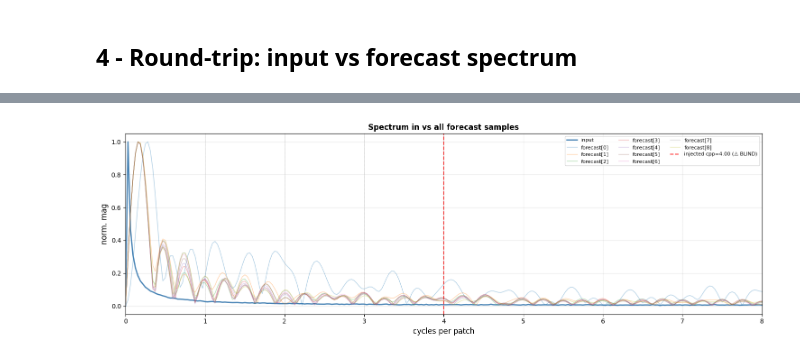
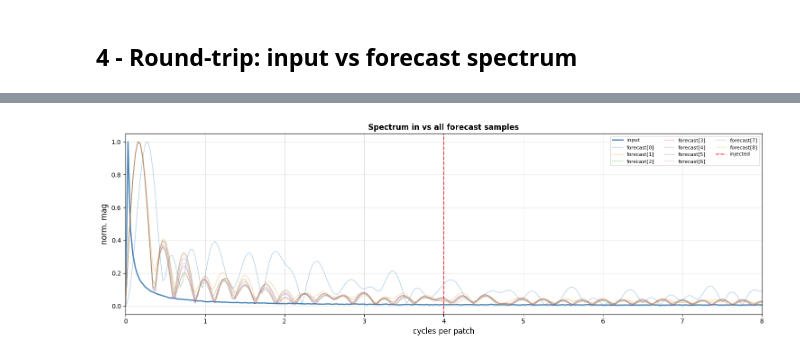
Before and after one commit to FedericoSabbadini/patchAliasing, a Jupyter notebook: chronos/models/chronosBolt_layer_probing.ipynb, the cells around one changed output, grey strips where cells are left out. Cells and saved outputs as stored; diff of their text form; code cells hidden in the pictures.

```diff
--- a/chronos/models/chronosBolt_layer_probing.ipynb
+++ b/chronos/models/chronosBolt_layer_probing.ipynb
@@ -727,31 +715,30 @@ For UNCONFOUNDED aliasing detection, use the representational metrics below.
 # %%
 fig, ax = plt.subplots(figsize=(15, 5))
 
 cpp_in, m_in = spec(signal, fs=FS, P_=P, n=FFT_N)
 ax.plot(cpp_in, m_in / (m_in.max() + 1e-12), color='steelblue', lw=2, label='input')
 
 for i, pred_s in enumerate(preds):
     cpp_o, m_o = spec(pred_s, fs=FS, P_=P, n=FFT_N)
     ax.plot(cpp_o, m_o / (m_o.max() + 1e-12), alpha=0.35, lw=1, label=f'forecast[{i}]')
 
 for info in INJECT_LIST:
     color  = 'red' if info['is_blind'] else 'green'
     lstyle = '--'  if info['is_blind'] else ':'
-    tag    = '⚠ BLIND' if info['is_blind'] else 'visible'
     ax.axvline(info['cpp'], color=color, ls=lstyle, alpha=0.8, lw=1.5,
-               label=f"injected cpp={info['cpp']:.2f} ({tag})")
+               label=f"injected")
 
 for k in range(0, P // 2 + 1):
     ax.axvline(k, color='grey', ls=':', alpha=0.20, lw=0.7)
 
 ax.set_xlim(0, P // 2)
 ax.set_xlabel('cycles per patch', fontsize=12)
 ax.set_ylabel('norm. mag', fontsize=12)
 ax.set_title('Spectrum in vs all forecast samples', fontweight='bold')
 ax.legend(ncol=3, fontsize=8)
 ax.grid(alpha=0.3)
 plt.tight_layout()
 plt.savefig(OUT / 'PLT3.2_roundtrip_samples.png', dpi=140, bbox_inches='tight')
 plt.show()
 # %% [output]
-[figure, old version]
+[figure, new version]
```
Also changed, not shown: parts of 4 cells of this notebook.
